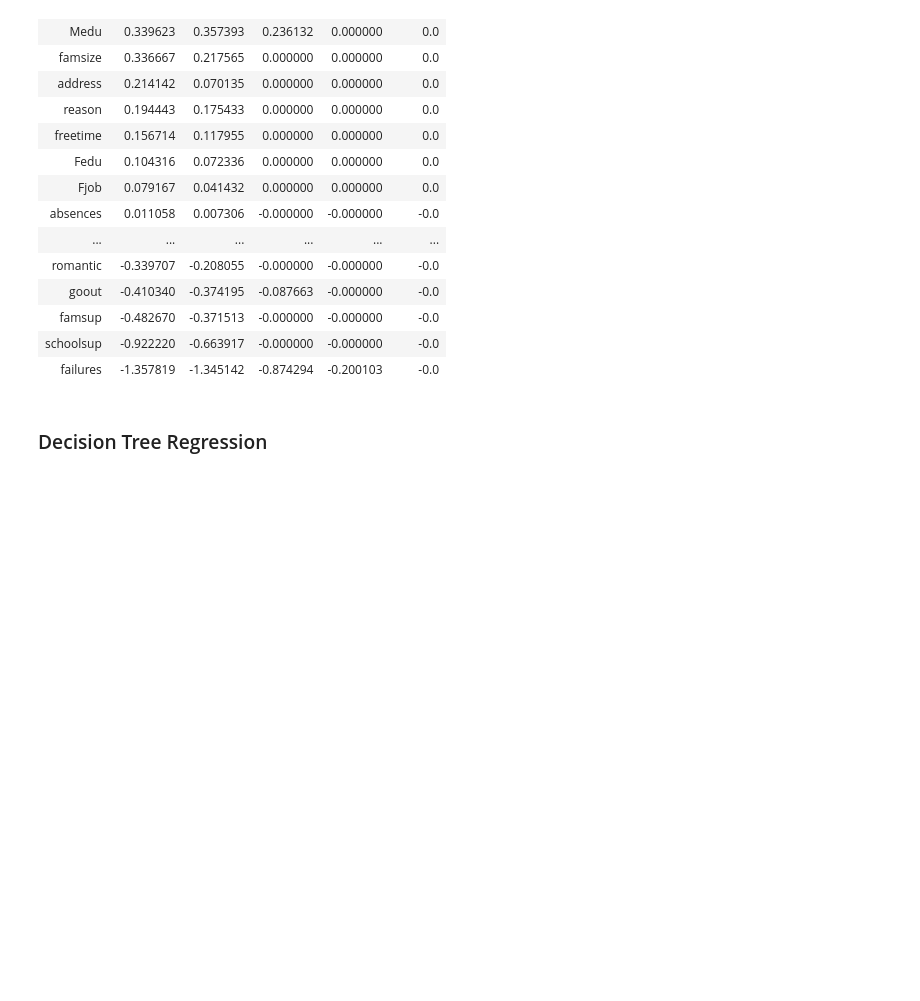
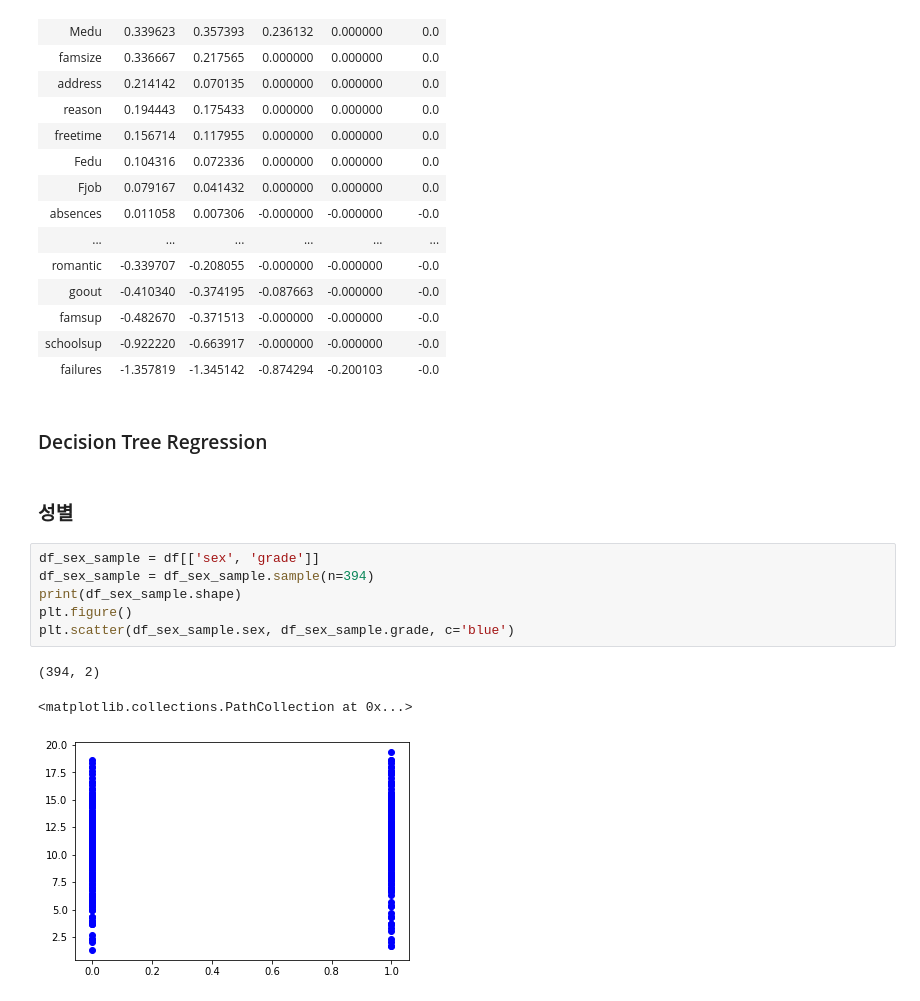
Before and after one commit to kangmincho1/Side-Projects, a Jupyter notebook: regression.ipynb, the cells around one changed output. Saved outputs shown, nothing was run; the diff lists cells and outputs as text; blank space fills up the shorter version.

```diff
--- a/regression.ipynb
+++ b/regression.ipynb
@@ -348,3 +332,15 @@ alpha 3) RMSE: 3.6974342010326366, MAE: 1.7290218895915168
 | failures | -1.357819 | -1.345142 | -0.874294 | -0.200103 | -0.0 |
 # %% [markdown]
 ### Decision Tree Regression
+# %% [markdown]
+### 성별
+# %%
+df_sex_sample = df[['sex', 'grade']]
+df_sex_sample = df_sex_sample.sample(n=394)
+print(df_sex_sample.shape)
+plt.figure()
+plt.scatter(df_sex_sample.sex, df_sex_sample.grade, c='blue')
+# %% [output]
+(394, 2)
+<matplotlib.collections.PathCollection at 0x...>
+[figure, added]
```
Also changed, not shown: parts of 32 cells of this notebook.
